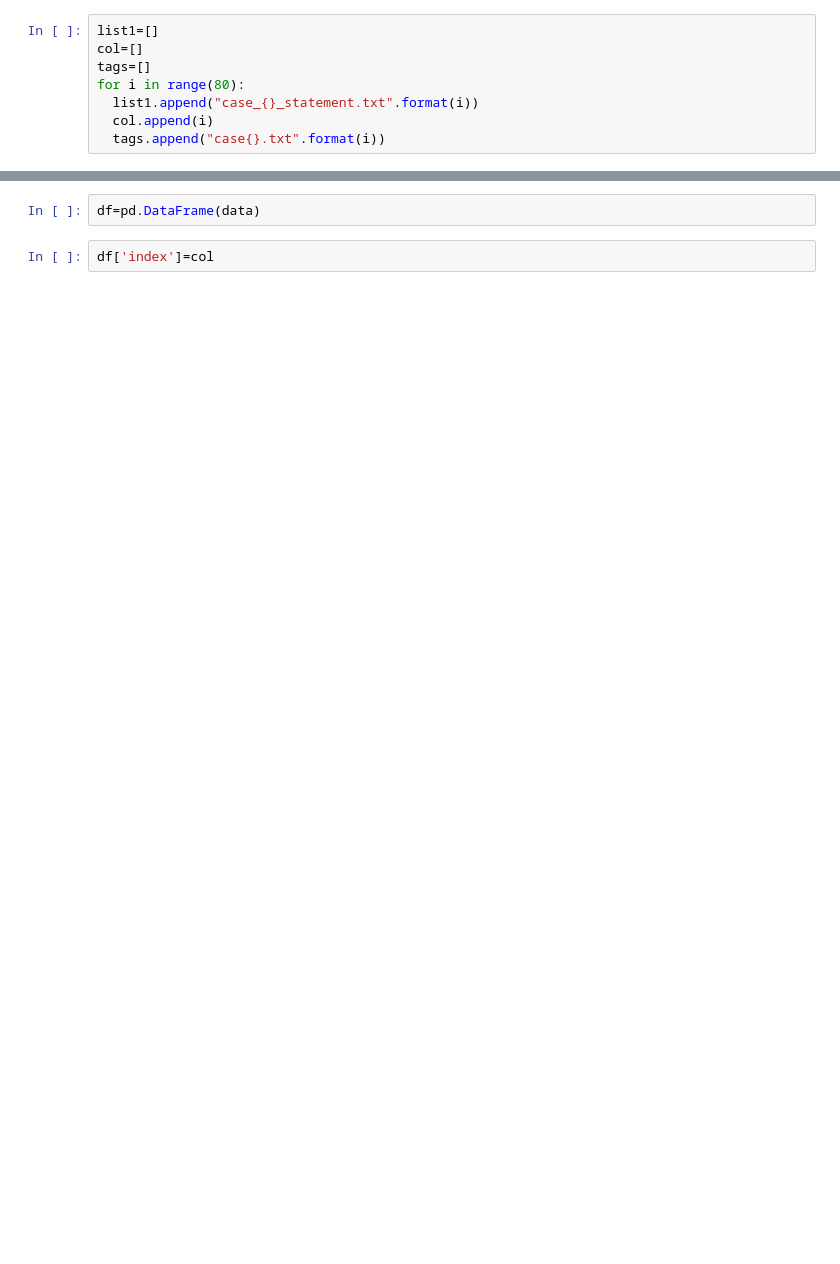
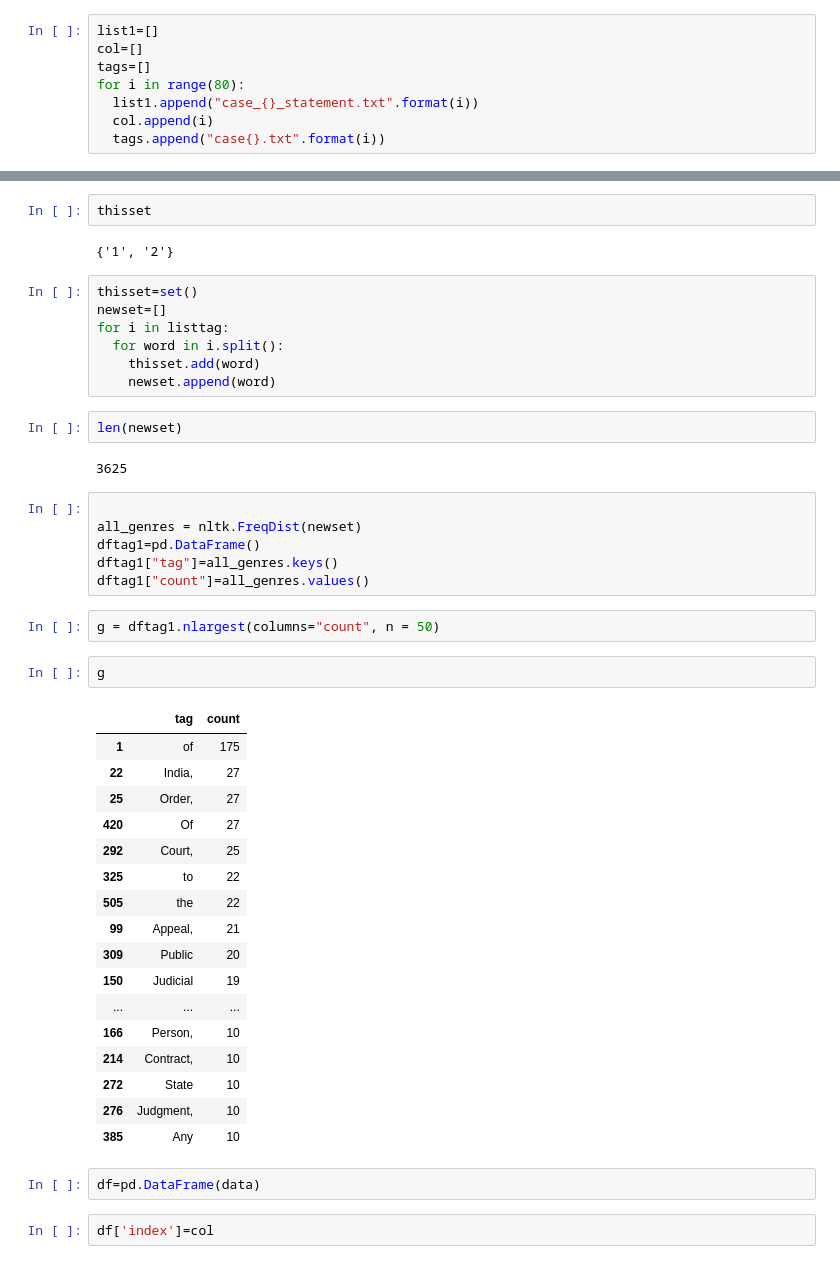
Before and after one commit to manjotmb20/Judicial-Decision-Prediction, a Jupyter notebook: assignmenttext.ipynb, the cells around one changed output, grey strips where cells are left out. Saved outputs shown, nothing was run; the diff lists cells and outputs as text; blank space fills up the shorter version.

```diff
--- a/assignmenttext.ipynb
+++ b/assignmenttext.ipynb
@@ -42,3 +64,46 @@ data={"name":list1}
+# %%
+thisset
+# %% [output]
+{'1', '2'}
+# %%
+thisset=set()
+newset=[]
+for i in listtag:
+  for word in i.split():
+    thisset.add(word)
+    newset.append(word)
+# %%
+len(newset)
+# %% [output]
+3625
+# %%
+
+all_genres = nltk.FreqDist(newset)
+dftag1=pd.DataFrame()
+dftag1["tag"]=all_genres.keys()
+dftag1["count"]=all_genres.values()
+# %%
+g = dftag1.nlargest(columns="count", n = 50)
+# %%
+g
+# %% [output]
+|  | tag | count |
+| 1 | of | 175 |
+| 22 | India, | 27 |
+| 25 | Order, | 27 |
+| 420 | Of | 27 |
+| 292 | Court, | 25 |
+| 325 | to | 22 |
+| 505 | the | 22 |
+| 99 | Appeal, | 21 |
+| 309 | Public | 20 |
+| 150 | Judicial | 19 |
+| ... | ... | ... |
+| 166 | Person, | 10 |
+| 214 | Contract, | 10 |
+| 272 | State | 10 |
+| 276 | Judgment, | 10 |
+| 385 | Any | 10 |
 # %%
 df=pd.DataFrame(data)
 # %%
```
Also changed, not shown: parts of 47 cells of this notebook.
